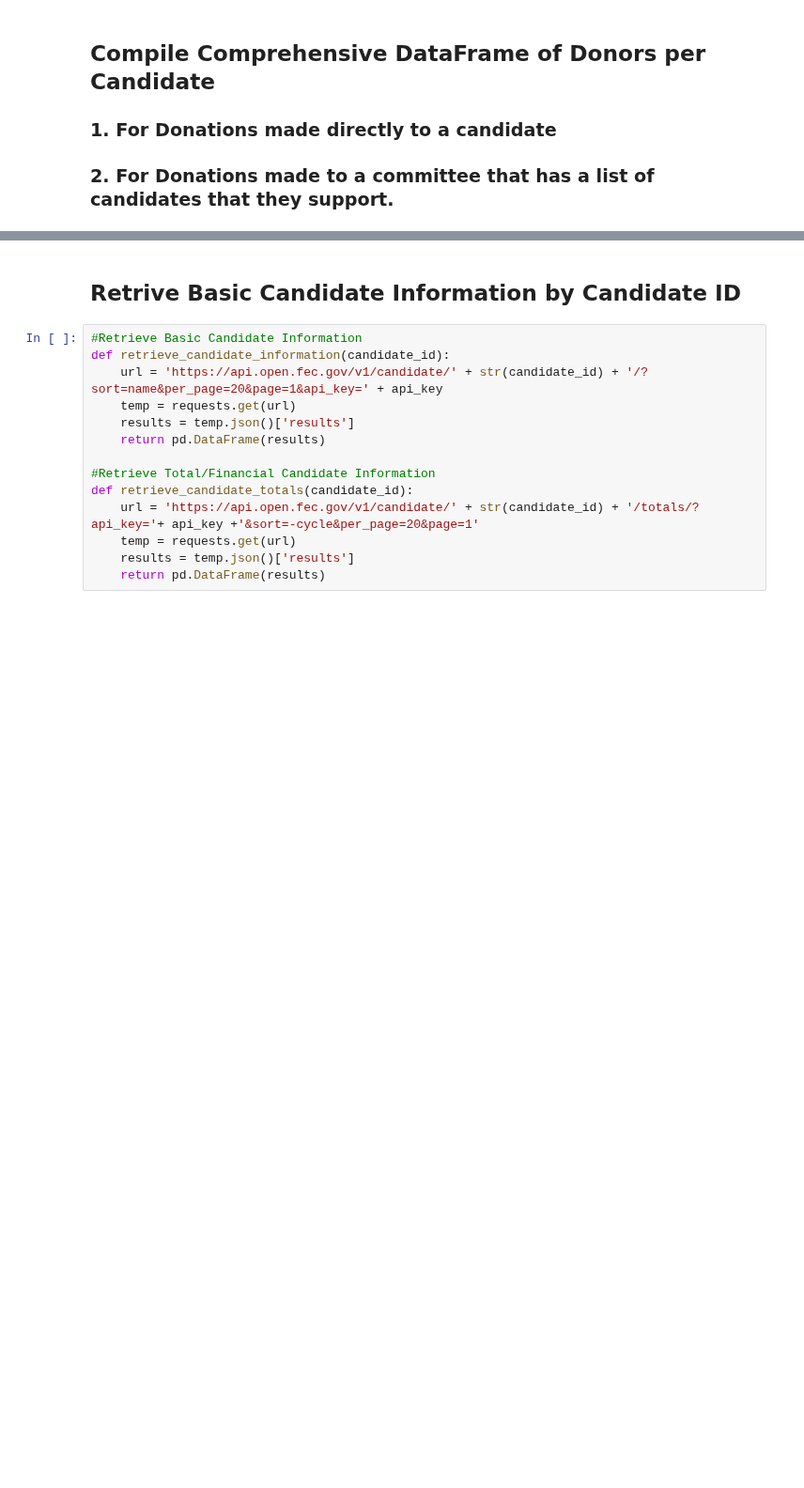
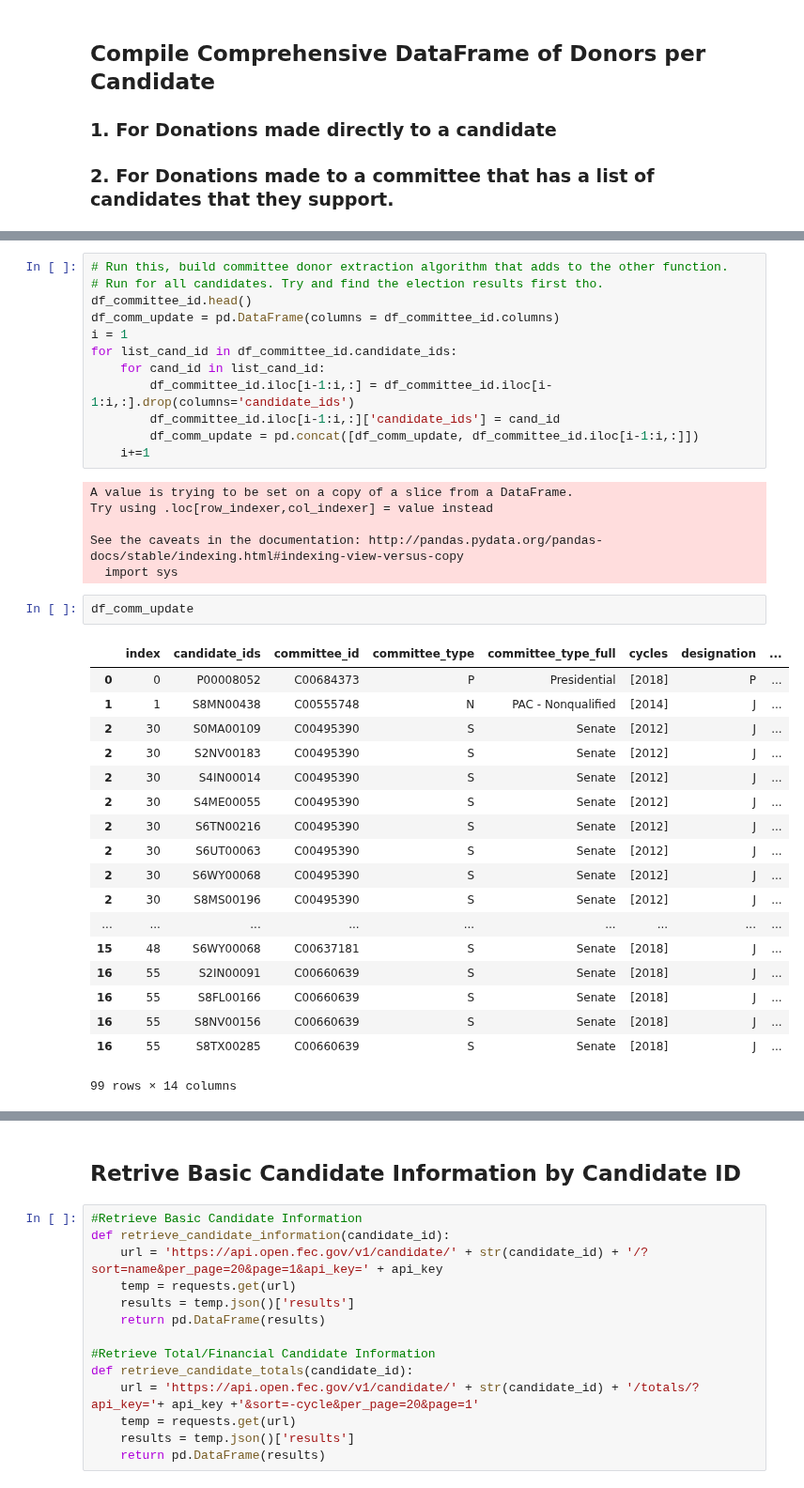
Before and after one commit to Nlorio/election-forecast, a Jupyter notebook: notebooks/Project - FEC Financial Data .ipynb, the cells around one changed output, grey strips where cells are left out. Shown at 94% size. Saved outputs shown, nothing was run; the diff lists cells and outputs as text; blank space fills up the shorter version.

```diff
--- a/notebooks/Project - FEC Financial Data .ipynb
+++ b/notebooks/Project - FEC Financial Data .ipynb
@@ -477,0 +531,39 @@ def candidate_donor_df(candidate_name, states):
+# %%
+# Run this, build committee donor extraction algorithm that adds to the other function.
+# Run for all candidates. Try and find the election results first tho.
+df_committee_id.head()
+df_comm_update = pd.DataFrame(columns = df_committee_id.columns)
+i = 1
+for list_cand_id in df_committee_id.candidate_ids:
+    for cand_id in list_cand_id:
+        df_committee_id.iloc[i-1:i,:] = df_committee_id.iloc[i-1:i,:].drop(columns='candidate_ids')
+        df_committee_id.iloc[i-1:i,:]['candidate_ids'] = cand_id
+        df_comm_update = pd.concat([df_comm_update, df_committee_id.iloc[i-1:i,:]])
+    i+=1
+# %% [output]
+A value is trying to be set on a copy of a slice from a DataFrame.
+Try using .loc[row_indexer,col_indexer] = value instead
+
+See the caveats in the documentation: http://pandas.pydata.org/pandas-docs/stable/indexing.html#indexing-view-versus-copy
+  import sys
+# %%
+df_comm_update
+# %% [output]
+|  | index | candidate_ids | committee_id | committee_type | committee_type_full | cycles | designation | ... |
+| 0 | 0 | P00008052 | C00684373 | P | Presidential | [2018] | P | ... |
+| 1 | 1 | S8MN00438 | C00555748 | N | PAC - Nonqualified | [2014] | J | ... |
+| 2 | 30 | S0MA00109 | C00495390 | S | Senate | [2012] | J | ... |
+| 2 | 30 | S2NV00183 | C00495390 | S | Senate | [2012] | J | ... |
+| 2 | 30 | S4IN00014 | C00495390 | S | Senate | [2012] | J | ... |
+| 2 | 30 | S4ME00055 | C00495390 | S | Senate | [2012] | J | ... |
+| 2 | 30 | S6TN00216 | C00495390 | S | Senate | [2012] | J | ... |
+| 2 | 30 | S6UT00063 | C00495390 | S | Senate | [2012] | J | ... |
+| 2 | 30 | S6WY00068 | C00495390 | S | Senate | [2012] | J | ... |
+| 2 | 30 | S8MS00196 | C00495390 | S | Senate | [2012] | J | ... |
+| ... | ... | ... | ... | ... | ... | ... | ... | ... |
+| 15 | 48 | S6WY00068 | C00637181 | S | Senate | [2018] | J | ... |
+| 16 | 55 | S2IN00091 | C00660639 | S | Senate | [2018] | J | ... |
+| 16 | 55 | S8FL00166 | C00660639 | S | Senate | [2018] | J | ... |
+| 16 | 55 | S8NV00156 | C00660639 | S | Senate | [2018] | J | ... |
+| 16 | 55 | S8TX00285 | C00660639 | S | Senate | [2018] | J | ... |
+99 rows × 14 columns
```
Also changed, not shown: parts of 21 cells of this notebook.
